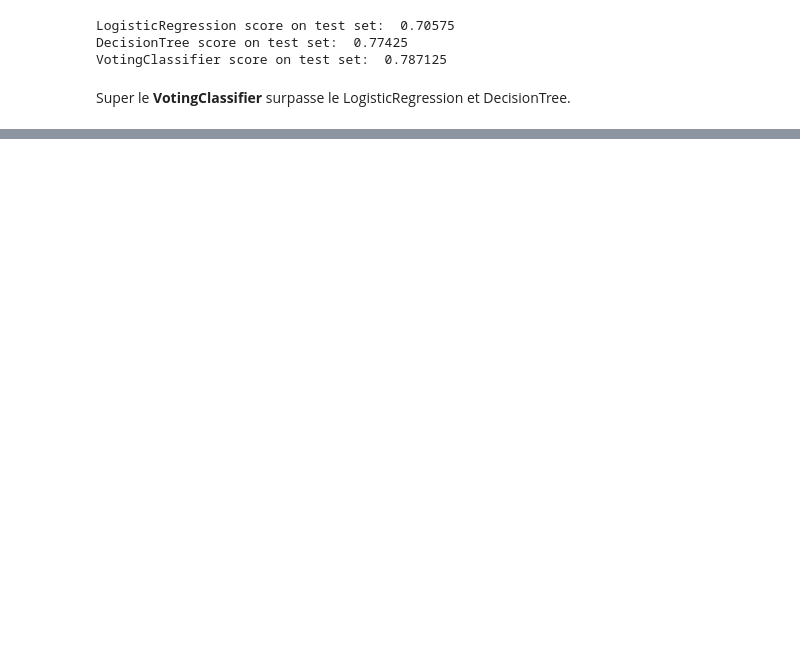
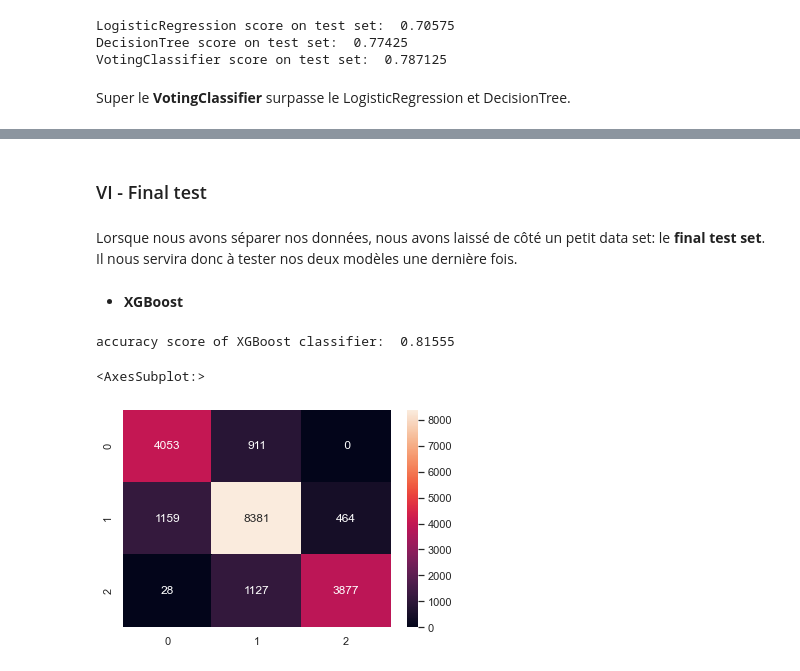
Before and after one commit to baptiste-mouton/ig4_dataScienceProject, a Jupyter notebook: supervised.ipynb, the cells around one changed output, grey strips where cells are left out. Drawn from its saved outputs; the diff is of its cells as text; code cells hidden in the pictures; blank space fills up the shorter version.

Commit message:
finalize ML supervised

```diff
--- a/supervised.ipynb
+++ b/supervised.ipynb
@@ -737,0 +819,21 @@ result_validation
+# %% [markdown]
+<h3>VI - Final test</h3>
+# %% [markdown]
+Lorsque nous avons séparer nos données, nous avons laissé de côté un petit data set: le <b>final test set</b>. Il nous servira donc à tester nos deux modèles une dernière fois.
+# %% [markdown]
+- <b>XGBoost</b>
+# %%
+xgb = XGBClassifier(colsample_bytree=0.7, learning_rate=0.05, max_depth=6,
+              min_child_weight=11, n_estimators=305, objective='multi:softprob',
+              seed=1337, silent=1, subsample=0.8)
+xgb.fit(X_train, y_train)
+y_pred = xgb.predict(X_final_test)
+
+matrix_xgb = confusion_matrix(y_final_test, y_pred)
+acc_xgb = accuracy_score(y_final_test,y_pred)
+print("accuracy score of XGBoost classifier: ", acc_xgb)
+sns.heatmap(matrix_xgb, annot=True, fmt='2.0f')
+# %% [output]
+accuracy score of XGBoost classifier:  0.81555
+<AxesSubplot:>
+[figure, added]
```
Also changed, not shown: parts of 60 cells of this notebook.
